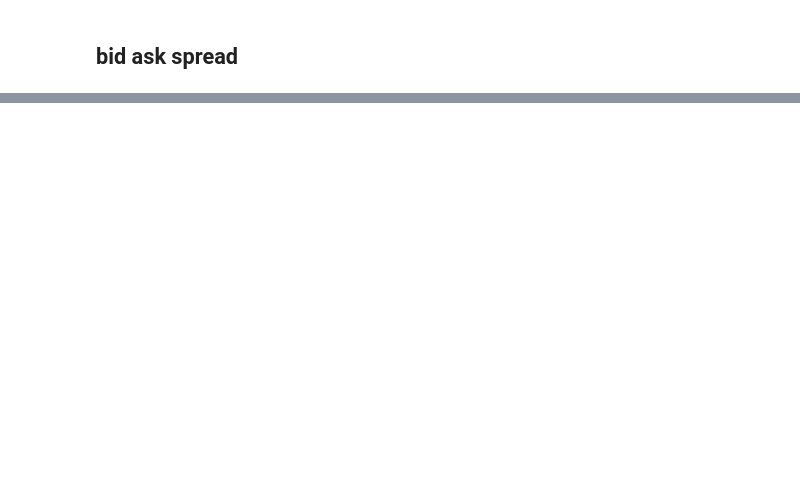
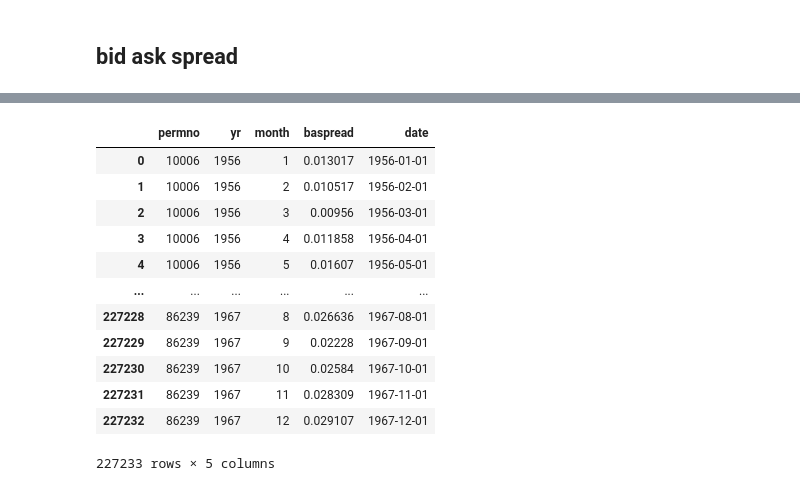
Before and after one commit to xwang335/Campbell-A, a Jupyter notebook: Features_zixuan.ipynb, the cells around one changed output, grey strips where cells are left out. Cells and saved outputs as stored; diff of their text form; code cells hidden in the pictures; blank space fills up the shorter version.

```diff
--- a/Features_zixuan.ipynb
+++ b/Features_zixuan.ipynb
@@ -216,0 +139,13 @@ plt.hist(df['mom6m'], bins=50)
+# %%
+dsf['date'] = pd.to_datetime(dsf['date'])
+# %%
+dsf['yr'] = dsf['date'].dt.year
+dsf['month'] = dsf['date'].dt.month
+# %%
+def compute_monthly_baspread(df):
+    """
+    df: daily CRSP data for a single permno-month
+        must contain askhi and bidlo
+    """
+    spread = (df['askhi'] - df['bidlo']) / ((df['askhi'] + df['bidlo']) / 2)
+    return spread.mean()
@@ -216,0 +159,19 @@ plt.hist(df['mom6m'], bins=50)
+# %%
+baspread['date'] = pd.to_datetime(
+    dict(year=baspread['yr'], month=baspread['month'], day=1)
+)
+baspread
+# %% [output]
+|  | permno | yr | month | baspread | date |
+| 0 | 10006 | 1956 | 1 | 0.013017 | 1956-01-01 |
+| 1 | 10006 | 1956 | 2 | 0.010517 | 1956-02-01 |
+| 2 | 10006 | 1956 | 3 | 0.00956 | 1956-03-01 |
+| 3 | 10006 | 1956 | 4 | 0.011858 | 1956-04-01 |
+| 4 | 10006 | 1956 | 5 | 0.01607 | 1956-05-01 |
+| ... | ... | ... | ... | ... | ... |
+| 227228 | 86239 | 1967 | 8 | 0.026636 | 1967-08-01 |
+| 227229 | 86239 | 1967 | 9 | 0.02228 | 1967-09-01 |
+| 227230 | 86239 | 1967 | 10 | 0.02584 | 1967-10-01 |
+| 227231 | 86239 | 1967 | 11 | 0.028309 | 1967-11-01 |
+| 227232 | 86239 | 1967 | 12 | 0.029107 | 1967-12-01 |
+227233 rows × 5 columns
```
Also changed, not shown: parts of 21 cells of this notebook, 1 other file.
